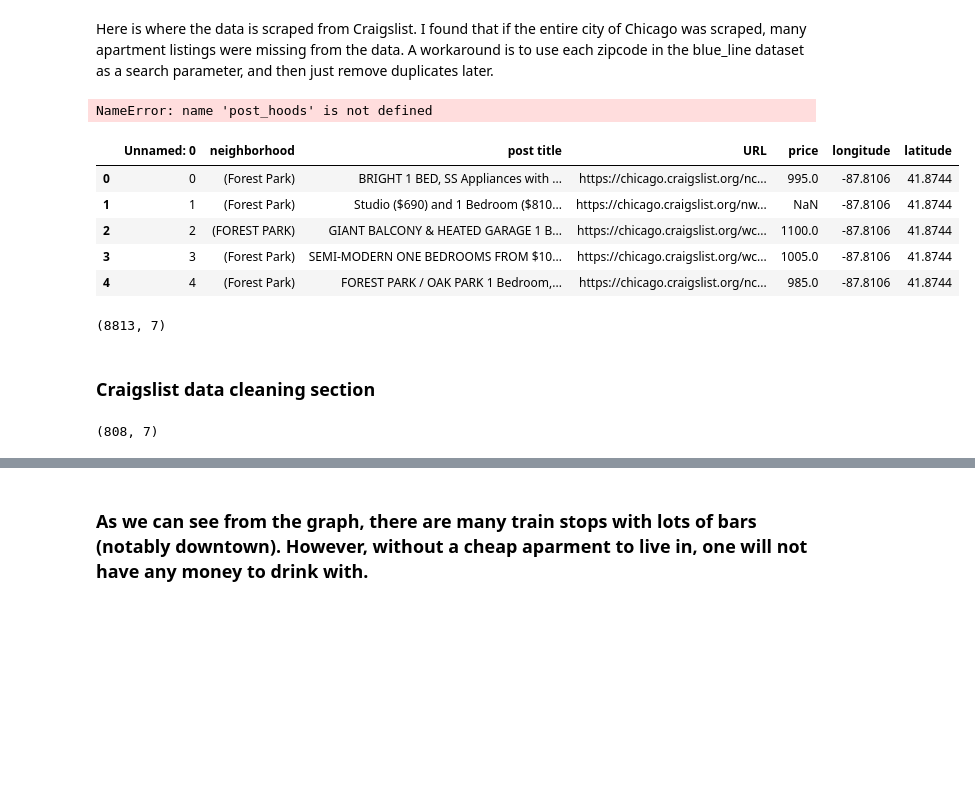
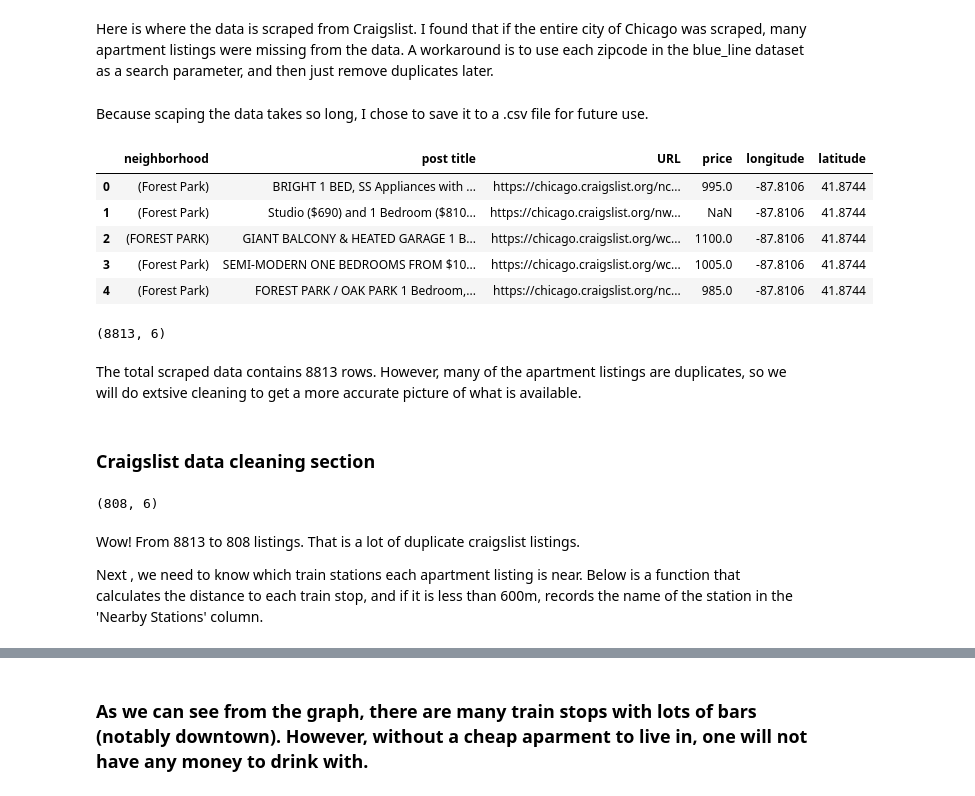
Before and after one commit to sjegoodman/IBM-Data-Science, a Jupyter notebook: CheapChicagoLiving.ipynb, the cells around one changed output, grey strips where cells are left out. Drawn from its saved outputs; the diff is of its cells as text; code cells hidden in the pictures; blank space fills up the shorter version.

Commit message:
Table of Contents complete, reorganized analysis section

```diff
--- a/CheapChicagoLiving.ipynb
+++ b/CheapChicagoLiving.ipynb
@@ -370,32 +365,25 @@ print("Scrape complete!")
+# %% [markdown]
+Because scaping the data takes so long, I chose to save it to a .csv file for future use.
 # %%
 #write dataframe to file so I don't have to scrape again
 chi_apts.to_csv("scraped_data.csv")
-# %%
-# Saves the scraped data to a dataframe
-chi_apts = pd.DataFrame({'neighborhood': post_hoods,
-                       'post title': post_title_texts,
-                        'URL': post_links,
-                       'price': post_prices,
-                        'longitude': longitudes,
-                        'latitude': latitudes})
-chi_apts.head(10)
-# %% [output]
-NameError: name 'post_hoods' is not defined
 # %%
 # Use this if the data has already been scraped and saved
-chi_apts = pd.read_csv("scraped_data.csv")
+chi_apts = pd.read_csv("scraped_data.csv", index_col=0)
 chi_apts.head()
 # %% [output]
-|  | Unnamed: 0 | neighborhood | post title | URL | price | longitude | latitude |
-| 0 | 0 | (Forest Park) | BRIGHT 1 BED, SS Appliances with ... | https://chicago.craigslist.org/nc... | 995.0 | -87.8106 | 41.8744 |
-| 1 | 1 | (Forest Park) | Studio ($690) and 1 Bedroom ($810... | https://chicago.craigslist.org/nw... | NaN | -87.8106 | 41.8744 |
-| 2 | 2 | (FOREST PARK) | GIANT BALCONY & HEATED GARAGE 1 B... | https://chicago.craigslist.org/wc... | 1100.0 | -87.8106 | 41.8744 |
-| 3 | 3 | (Forest Park) | SEMI-MODERN ONE BEDROOMS FROM $10... | https://chicago.craigslist.org/wc... | 1005.0 | -87.8106 | 41.8744 |
-| 4 | 4 | (Forest Park) | FOREST PARK / OAK PARK 1 Bedroom,... | https://chicago.craigslist.org/nc... | 985.0 | -87.8106 | 41.8744 |
+|  | neighborhood | post title | URL | price | longitude | latitude |
+| 0 | (Forest Park) | BRIGHT 1 BED, SS Appliances with ... | https://chicago.craigslist.org/nc... | 995.0 | -87.8106 | 41.8744 |
+| 1 | (Forest Park) | Studio ($690) and 1 Bedroom ($810... | https://chicago.craigslist.org/nw... | NaN | -87.8106 | 41.8744 |
+| 2 | (FOREST PARK) | GIANT BALCONY & HEATED GARAGE 1 B... | https://chicago.craigslist.org/wc... | 1100.0 | -87.8106 | 41.8744 |
+| 3 | (Forest Park) | SEMI-MODERN ONE BEDROOMS FROM $10... | https://chicago.craigslist.org/wc... | 1005.0 | -87.8106 | 41.8744 |
+| 4 | (Forest Park) | FOREST PARK / OAK PARK 1 Bedroom,... | https://chicago.craigslist.org/nc... | 985.0 | -87.8106 | 41.8744 |
 # %%
 chi_apts.shape
 # %% [output]
-(8813, 7)
+(8813, 6)
+# %% [markdown]
+The total scraped data contains 8813 rows. However, many of the apartment listings are duplicates, so we will do extsive cleaning to get a more accurate picture of what is available.
 # %% [markdown]
 ### Craigslist data cleaning section
 # %%
@@ -418,4 +406,4 @@ chi_apts.reset_index(drop=True, inplace=True)
 # %%
 chi_apts.shape
 # %% [output]
-(808, 7)
+(808, 6)
@@ -425 +410,7 @@ chi_apts['Nearby Stations'] = 'None'
+# %% [markdown]
+Wow! From 8813 to 808 listings. That is a lot of duplicate craigslist listings.
+
+Next , we need to know which train stations each apartment listing is near. Below is a function that
+calculates the distance to each train stop, and if it is less than 600m, records the name of the station in the
+'Nearby Stations' column.
 # %%
```
Also changed, not shown: parts of 91 cells of this notebook.
